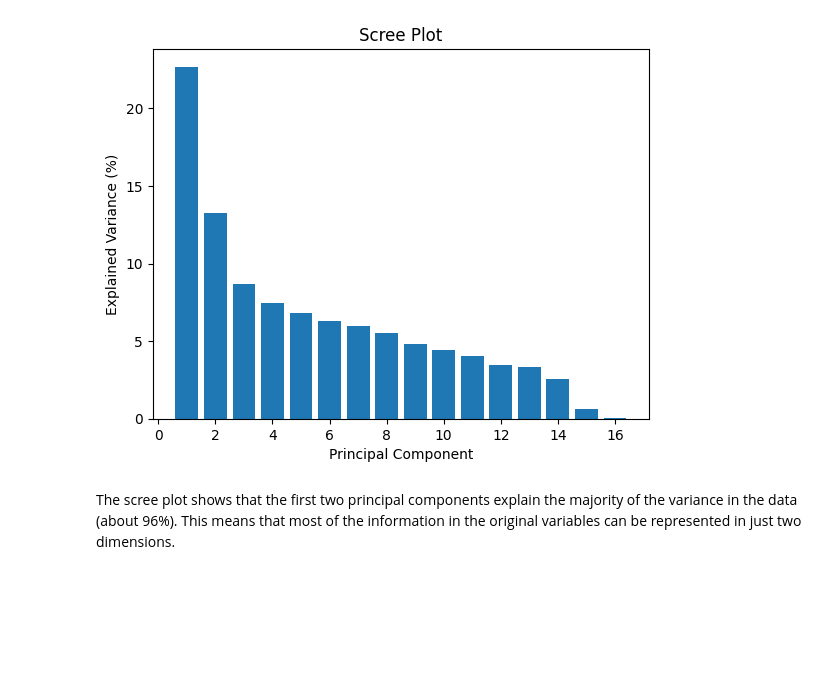
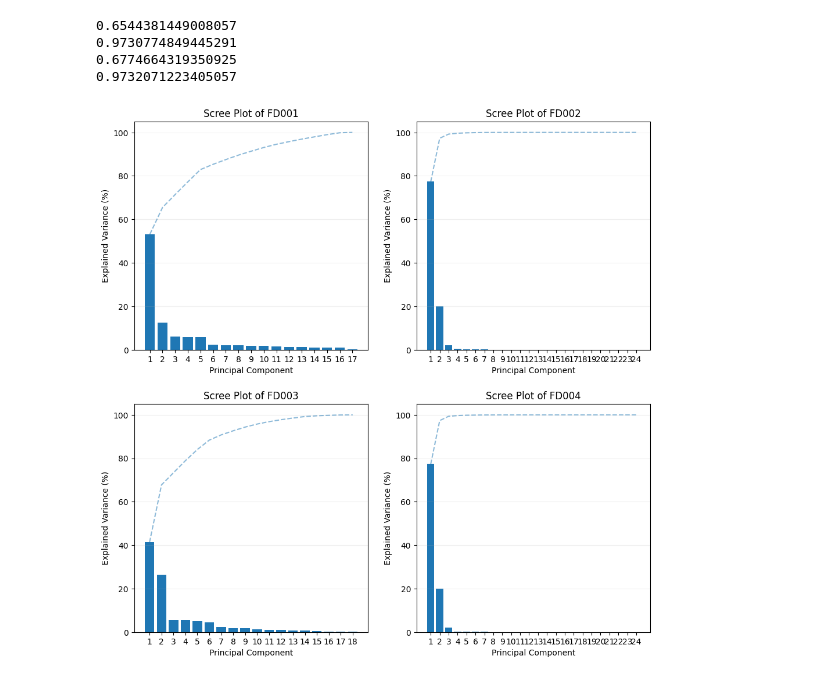
Before and after one commit to aminhm/NASA-Turbofan-A2, a Jupyter notebook: PCA.ipynb, the cells around one changed output. Drawn from its saved outputs; the diff is of its cells as text; code cells hidden in the pictures; blank space fills up the shorter version.

```diff
--- a/PCA.ipynb
+++ b/PCA.ipynb
@@ -24,6 +19,15 @@ Original Data:
 # %%
-means = np.mean(X, axis=0)
-stds = np.std(X, axis=0, ddof=1)
-standardized_X = (X - means) / stds
+def standardize(X):
+    means = np.mean(X, axis=0)
+    stds = np.std(X, axis=0, ddof=1)
+    return (X - means) / stds
 
-print("Standardized Data:\n", standardized_X)
+standardized_X1 = standardize(X1)
+standardized_X2 = standardize(X2)
+standardized_X3 = standardize(X3)
+standardized_X4 = standardize(X4)
+
+covariance_matrix_1 = np.cov(standardized_X1, rowvar=False)
+covariance_matrix_2 = np.cov(standardized_X2, rowvar=False)
+covariance_matrix_3 = np.cov(standardized_X3, rowvar=False)
+covariance_matrix_4 = np.cov(standardized_X4, rowvar=False)
@@ -84,13 +73,35 @@ Eigenvectors:
 # %%
-# Scree plot
-explained_var = eigenvalues / eigenvalues.sum()
-plt.bar(range(1, len(explained_var)+1), explained_var*100)
-plt.xlabel('Principal Component')
-plt.ylabel('Explained Variance (%)')
-plt.title('Scree Plot')
+def plot_scree_plots(eigenvalues, ax, i, j, title='Scree Plot'):
+    explained_var = eigenvalues / eigenvalues.sum()
+    cumulative_var = np.cumsum(explained_var)
+
+    ax[i, j].bar(range(1, len(explained_var)+1), explained_var*100)
+    ax[i, j].plot(range(1, len(cumulative_var)+1), cumulative_var*100, alpha=0.5, linestyle='--')
+    ax[i, j].set_xlabel('Principal Component')
+    ax[i, j].set_ylabel('Explained Variance (%)')
+    ax[i, j].set_title(title)
+
+    ax[i, j].set_xticks(range(1, len(explained_var)+1))
+    ax[i, j].set_xticklabels([str(k) for k in range(1, len(explained_var)+1)])
+    ax[i, j].grid(axis='y', alpha=0.2)
+
+    print(cumulative_var[1])
+
+
+fig, ax = plt.subplots(2, 2, figsize=(10, 10))
+plot_scree_plots(eigenvalues_1, ax, 0, 0, title='Scree Plot of FD001')
+plot_scree_plots(eigenvalues_2, ax, 0, 1, title='Scree Plot of FD002')
+plot_scree_plots(eigenvalues_3, ax, 1, 0, title='Scree Plot of FD003')
+plot_scree_plots(eigenvalues_4, ax, 1, 1, title='Scree Plot of FD004')
+
+
+
+fig.tight_layout(pad=2.0)
 plt.show()
 # %% [output]
+0.6544381449008057
+0.9730774849445291
+0.6774664319350925
+0.9732071223405057
-[figure, old version]
+[figure, new version]
-# %% [markdown]
-The scree plot shows that the first two principal components explain the majority of the variance in the data (about 96%). This means that most of the information in the original variables can be represented in just two dimensions.
 # %%
```
Also changed, not shown: parts of 6 cells of this notebook, 1 other file.
